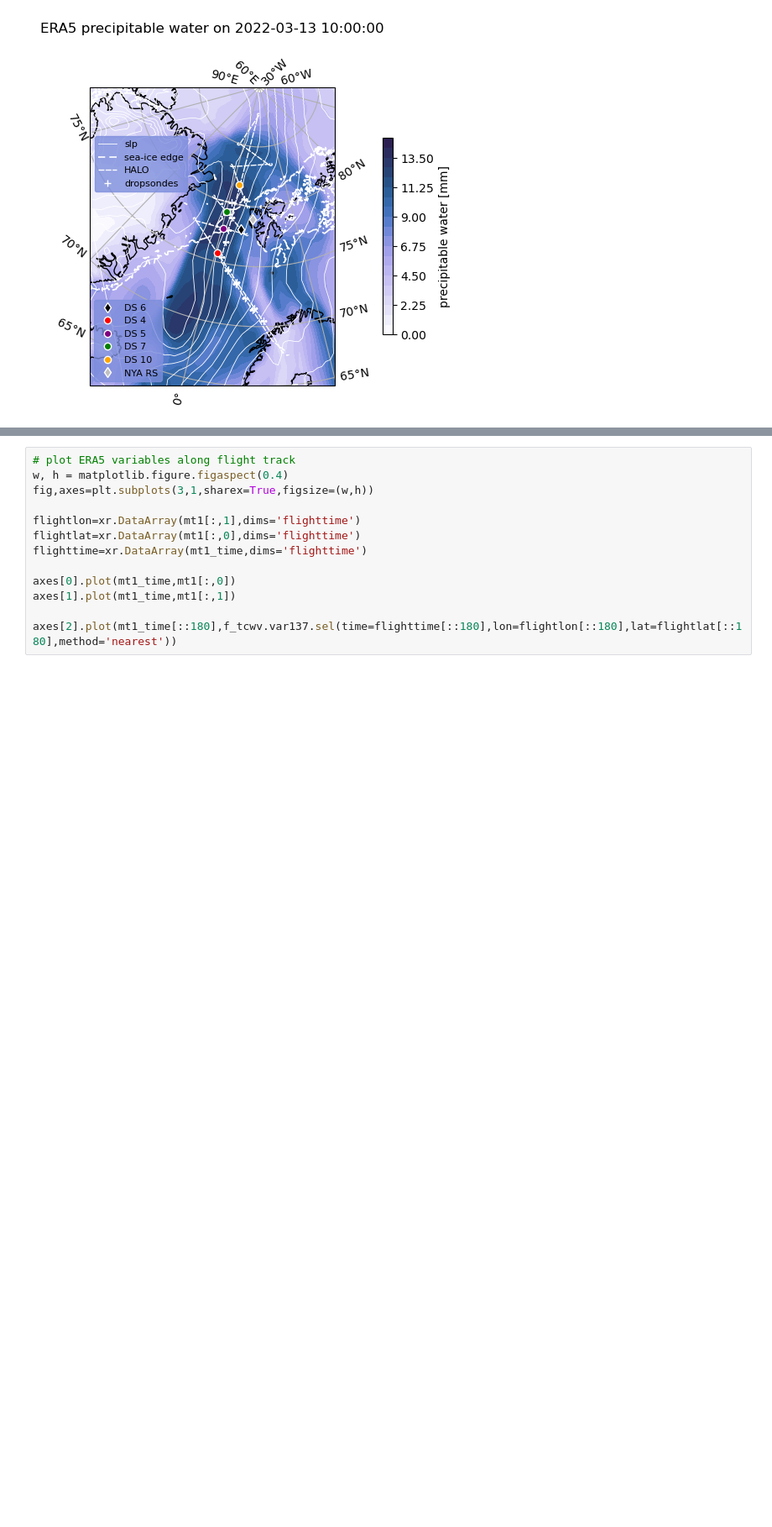
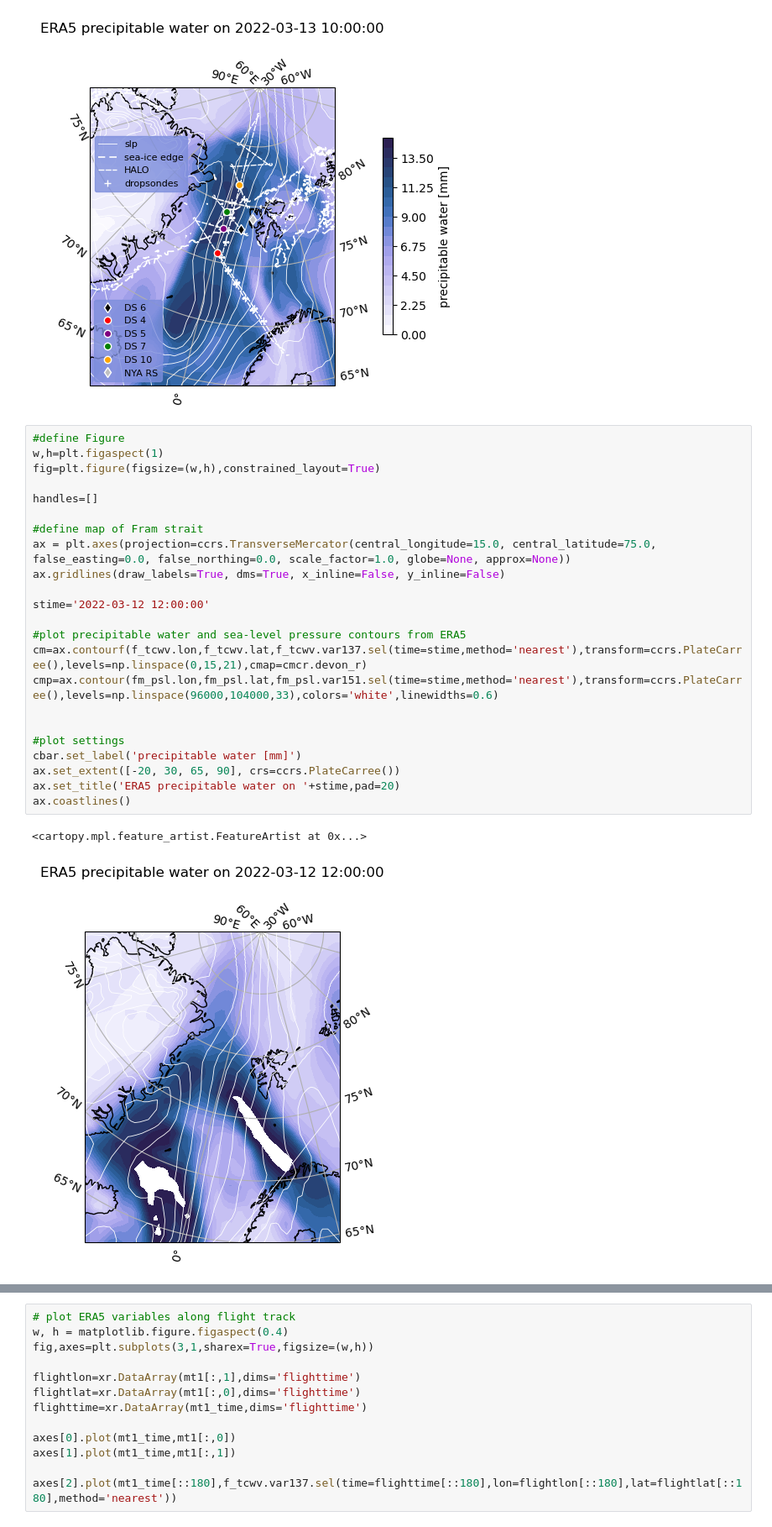
Before and after one commit to fepit/haloac3_moistintrusion, a Jupyter notebook: hac3_paper.ipynb, the cells around one changed output, grey strips where cells are left out. Shown at 84% size. Saved outputs shown, nothing was run; the diff lists cells and outputs as text; blank space fills up the shorter version.

Commit message:
added other MI event plot w map and cross-section from ERA5

```diff
--- a/hac3_paper.ipynb
+++ b/hac3_paper.ipynb
@@ -382,3 +382,29 @@ ax.add_artist(l1)
 plt.savefig('/Users/fpithan/Documents/haloac3_paper/hac3_sondes_pw_220313_12_f2.pdf')
 # %% [output]
 [figure]
+# %%
+#define Figure
+w,h=plt.figaspect(1)
+fig=plt.figure(figsize=(w,h),constrained_layout=True)
+
+handles=[]
+
+#define map of Fram strait
+ax = plt.axes(projection=ccrs.TransverseMercator(central_longitude=15.0, central_latitude=75.0, false_easting=0.0, false_northing=0.0, scale_factor=1.0, globe=None, approx=None))
+ax.gridlines(draw_labels=True, dms=True, x_inline=False, y_inline=False)
+
+stime='2022-03-12 12:00:00'
+
+#plot precipitable water and sea-level pressure contours from ERA5
+cm=ax.contourf(f_tcwv.lon,f_tcwv.lat,f_tcwv.var137.sel(time=stime,method='nearest'),transform=ccrs.PlateCarree(),levels=np.linspace(0,15,21),cmap=cmcr.devon_r)
+cmp=ax.contour(fm_psl.lon,fm_psl.lat,fm_psl.var151.sel(time=stime,method='nearest'),transform=ccrs.PlateCarree(),levels=np.linspace(96000,104000,33),colors='white',linewidths=0.6)
+
+
+#plot settings
+cbar.set_label('precipitable water [mm]')
+ax.set_extent([-20, 30, 65, 90], crs=ccrs.PlateCarree())
+ax.set_title('ERA5 precipitable water on '+stime,pad=20)
+ax.coastlines()
+# %% [output]
+<cartopy.mpl.feature_artist.FeatureArtist at 0x...>
+[figure, added]
```
Also changed, not shown: parts of 2 cells of this notebook.
